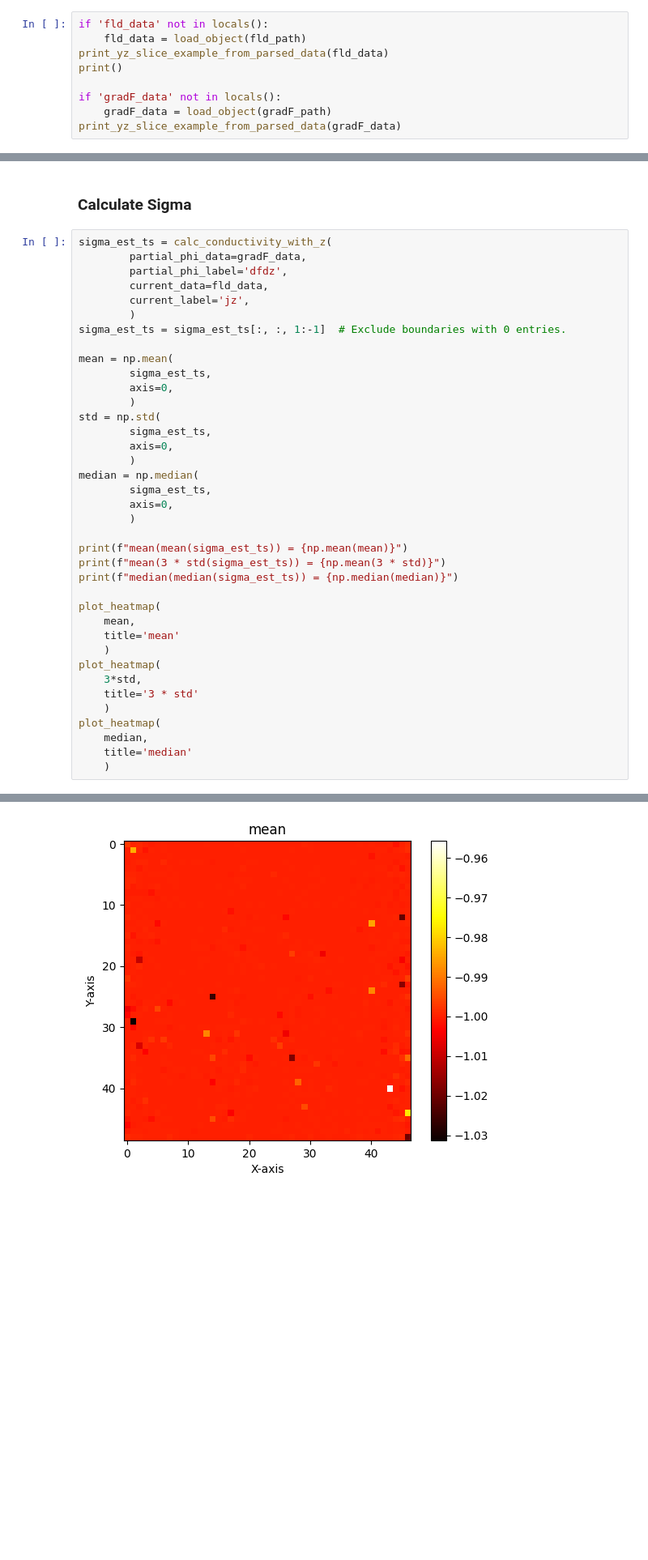
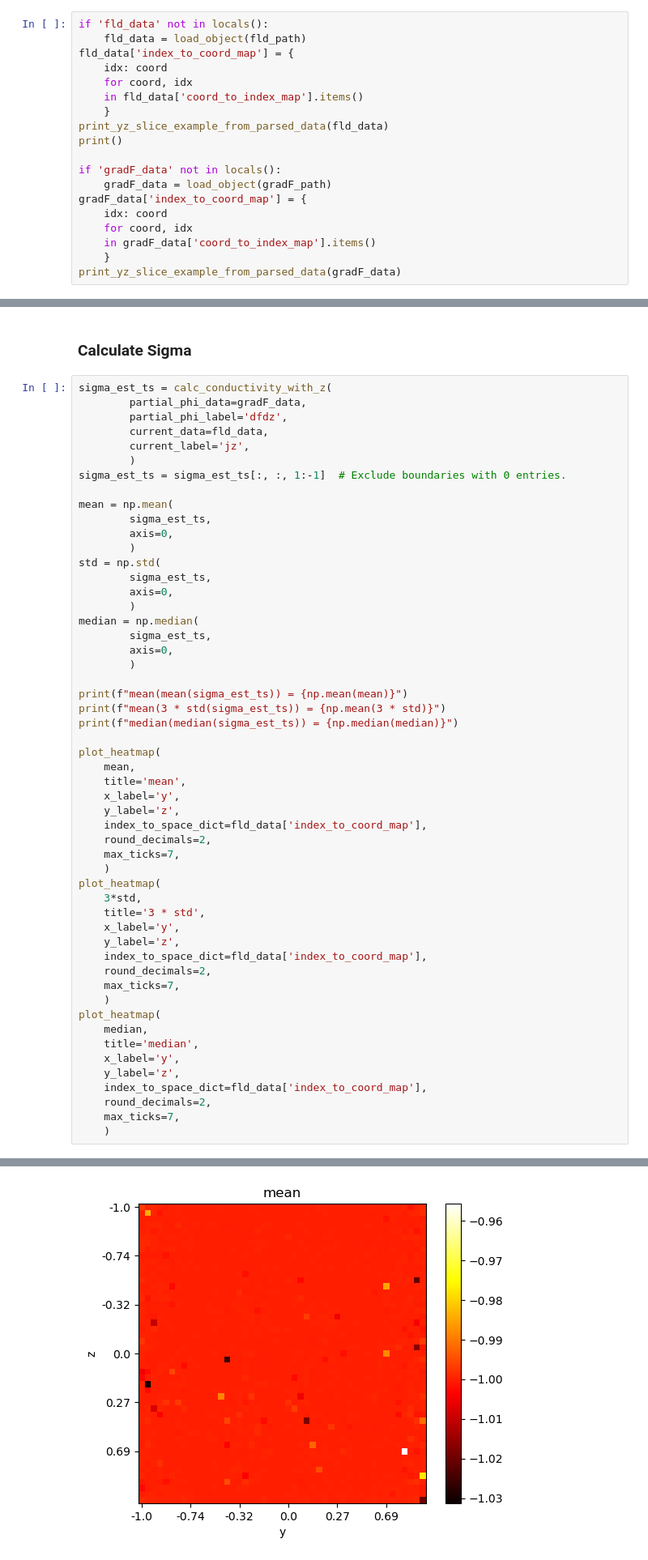
Before and after one commit to MichaelSkowronek/potential_probe_velocity_measuring, a Jupyter notebook: notebooks/sigma_and_b.ipynb, the cells around one changed output, grey strips where cells are left out. Shown: that part at 81% size. Saved outputs shown, nothing was run; the diff lists cells and outputs as text; blank space fills up the shorter version.

```diff
--- a/notebooks/sigma_and_b.ipynb
+++ b/notebooks/sigma_and_b.ipynb
@@ -43,11 +43,21 @@ gradF_path = slice_folder_path / Path("pkl/sliceYZ_x0015_gradF.pkl")
 # %%
 if 'fld_data' not in locals():
     fld_data = load_object(fld_path)
+fld_data['index_to_coord_map'] = {
+    idx: coord
+    for coord, idx
+    in fld_data['coord_to_index_map'].items()
+    }
 print_yz_slice_example_from_parsed_data(fld_data)
 print()
 
 if 'gradF_data' not in locals():
     gradF_data = load_object(gradF_path)
+gradF_data['index_to_coord_map'] = {
+    idx: coord
+    for coord, idx
+    in gradF_data['coord_to_index_map'].items()
+    }
 print_yz_slice_example_from_parsed_data(gradF_data)
 # %% [output]
 The data looks as follows:
@@ -143,34 +163,49 @@ sigma_est_ts = sigma_est_ts[:, :, 1:-1]  # Exclude boundaries with 0 entries.
 mean = np.mean(
         sigma_est_ts,
         axis=0,
         )
 std = np.std(
         sigma_est_ts,
         axis=0,
         )
 median = np.median(
         sigma_est_ts,
         axis=0,
         )
 
 print(f"mean(mean(sigma_est_ts)) = {np.mean(mean)}")
 print(f"mean(3 * std(sigma_est_ts)) = {np.mean(3 * std)}")
 print(f"median(median(sigma_est_ts)) = {np.median(median)}")
 
 plot_heatmap(
     mean,
-    title='mean'
+    title='mean',
+    x_label='y',
+    y_label='z',
+    index_to_space_dict=fld_data['index_to_coord_map'],
+    round_decimals=2,
+    max_ticks=7,
     )
 plot_heatmap(
     3*std,
-    title='3 * std'
+    title='3 * std',
+    x_label='y',
+    y_label='z',
+    index_to_space_dict=fld_data['index_to_coord_map'],
+    round_decimals=2,
+    max_ticks=7,
     )
 plot_heatmap(
     median,
-    title='median'
+    title='median',
+    x_label='y',
+    y_label='z',
+    index_to_space_dict=fld_data['index_to_coord_map'],
+    round_decimals=2,
+    max_ticks=7,
     )
 # %% [output]
 mean(mean(sigma_est_ts)) = -1.0000217761927164
 mean(3 * std(sigma_est_ts)) = 0.11898800048264076
 median(median(sigma_est_ts)) = -1.0000046113926104
-[figure, old version]
+[figure, new version]
```
Also changed, not shown: parts of 12 cells of this notebook, 2 other files.
